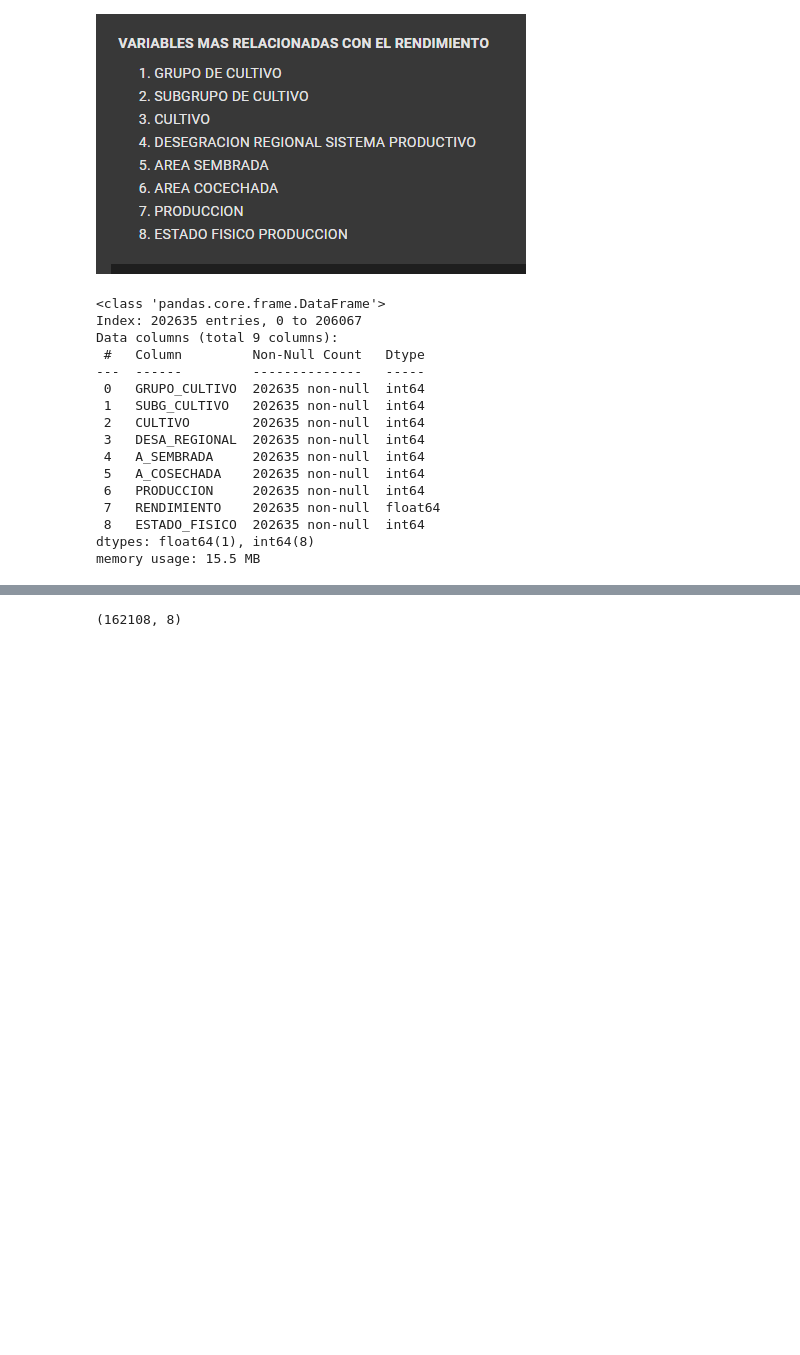
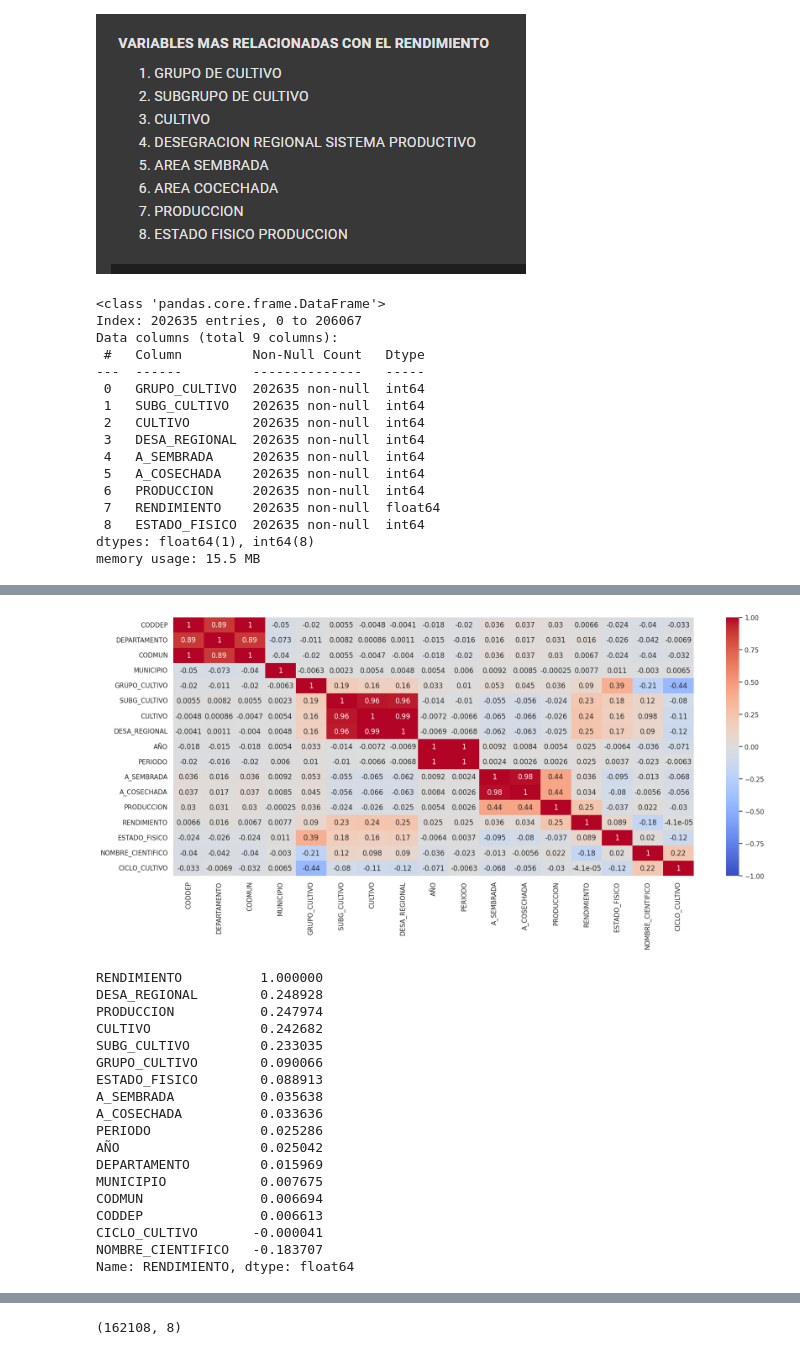
Before and after one commit to Yeco2003/CIP-yeison, a Jupyter notebook: proyectofinalCIP.ipynb, the cells around one changed output, grey strips where cells are left out. Cells and saved outputs as stored; diff of their text form; code cells hidden in the pictures; blank space fills up the shorter version.

```diff
--- a/proyectofinalCIP.ipynb
+++ b/proyectofinalCIP.ipynb
@@ -381,3 +462,41 @@ memory usage: 15.5 MB
+# %%
+import seaborn as sb
+import matplotlib.pyplot as plt
+
+# Calcular la correlación
+correlacion = tabla.corr()
+
+# Configurar el tamaño de la figura
+sb.set(rc={'figure.figsize': (20, 8)})
+
+# Crear el mapa de calor con la paleta de colores 'coolwarm'
+sb.heatmap(correlacion, annot=True, cmap="coolwarm", center=0, vmin=-1, vmax=1)
+
+# Mostrar el mapa de calor
+plt.show()
+
+# Ordenar las correlaciones con la variable 'RENDIMIENTO'
+print(tabla.corr()["RENDIMIENTO"].sort_values(ascending=False))
+# %% [output]
+[figure, added]
+RENDIMIENTO          1.000000
+DESA_REGIONAL        0.248928
+PRODUCCION           0.247974
+CULTIVO              0.242682
+SUBG_CULTIVO         0.233035
+GRUPO_CULTIVO        0.090066
+ESTADO_FISICO        0.088913
+A_SEMBRADA           0.035638
+A_COSECHADA          0.033636
+PERIODO              0.025286
+AÑO                  0.025042
+DEPARTAMENTO         0.015969
+MUNICIPIO            0.007675
+CODMUN               0.006694
+CODDEP               0.006613
+CICLO_CULTIVO       -0.000041
+NOMBRE_CIENTIFICO   -0.183707
+Name: RENDIMIENTO, dtype: float64
 # %%
 # mapa de calor de correlacion
 import seaborn as sb
```
Also changed, not shown: parts of 18 cells of this notebook.
